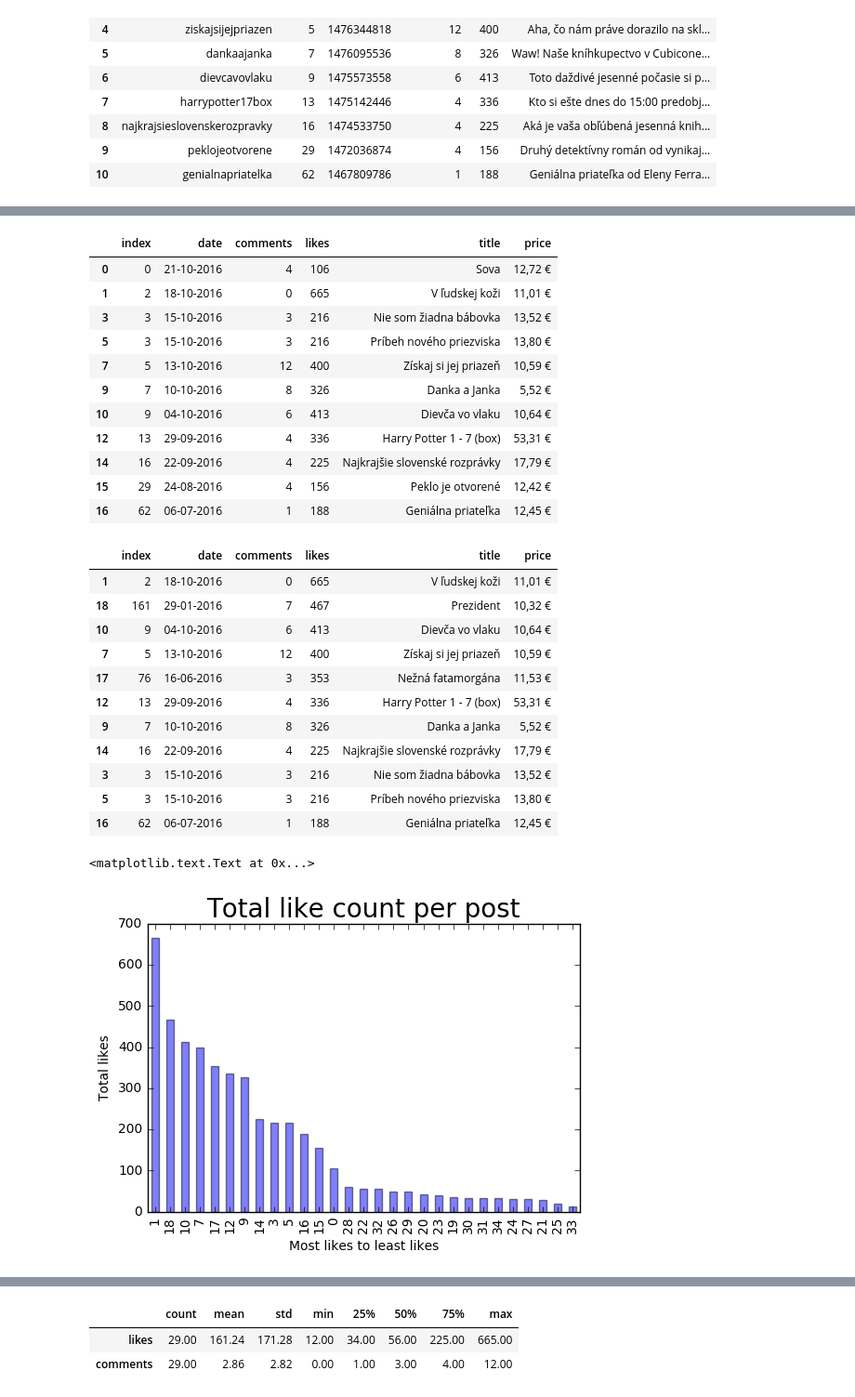
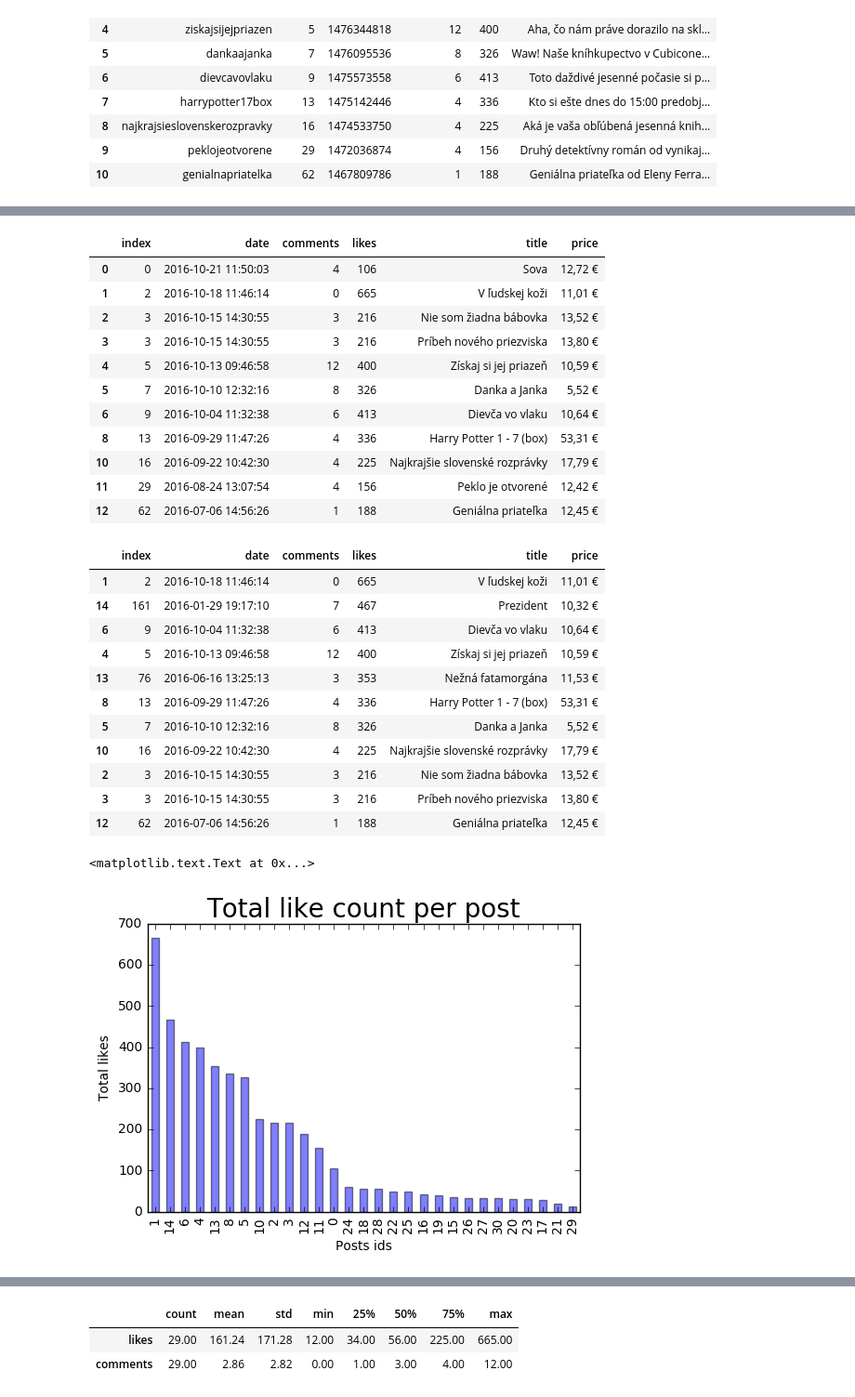
Before and after one commit to SvetlanaM/pycon-workshop, a Jupyter notebook: Analyse.ipynb, the cells around one changed output, grey strips where cells are left out. Shown at 93% size. Cells and saved outputs as stored; diff of their text form; code cells hidden in the pictures.

```diff
--- a/Analyse.ipynb
+++ b/Analyse.ipynb
@@ -107,7 +74,7 @@ df_db.head(11)
 | 9 | Smrť na druhom brehu | 10,36 € | smrtnadruhombrehu |
 | 10 | Tanec s drakmi 1: Sny a Prach | 15,12 € | tanecsdrakmi1snyaprach |
 # %%
-results = pd.Series(df["caption"]).str.extractall('(?P<hashtag>[#]+)(\w*)')
+results = pd.Series(df["caption"]).str.extractall('(?P<hashtag>[#]+)(\w+)')
 results
 # %% [output]
 |  |  | hashtag | 1 |
@@ -248,7 +215,7 @@ merged_left.head(11)
 # %%
 import datetime
 def convert_date(date):
-    new_date = datetime.datetime.fromtimestamp(int(date)).strftime('%d-%m-%Y')
+    new_date = datetime.datetime.fromtimestamp(int(date))
     return new_date
 date = merged_left["date"]
 date = date.apply(convert_date)
@@ -256,31 +223,31 @@ merged_left["date"] = date
 merged_left.head(11)
 # %% [output]
 |  | index | date | comments | likes | title | price |
-| 0 | 0 | 21-10-2016 | 4 | 106 | Sova | 12,72 € |
-| 1 | 2 | 18-10-2016 | 0 | 665 | V ľudskej koži | 11,01 € |
-| 3 | 3 | 15-10-2016 | 3 | 216 | Nie som žiadna bábovka | 13,52 € |
-| 5 | 3 | 15-10-2016 | 3 | 216 | Príbeh nového priezviska | 13,80 € |
-| 7 | 5 | 13-10-2016 | 12 | 400 | Získaj si jej priazeň | 10,59 € |
-| 9 | 7 | 10-10-2016 | 8 | 326 | Danka a Janka | 5,52 € |
-| 10 | 9 | 04-10-2016 | 6 | 413 | Dievča vo vlaku | 10,64 € |
-| 12 | 13 | 29-09-2016 | 4 | 336 | Harry Potter 1 - 7 (box) | 53,31 € |
-| 14 | 16 | 22-09-2016 | 4 | 225 | Najkrajšie slovenské rozprávky | 17,79 € |
-| 15 | 29 | 24-08-2016 | 4 | 156 | Peklo je otvorené | 12,42 € |
-| 16 | 62 | 06-07-2016 | 1 | 188 | Geniálna priateľka | 12,45 € |
+| 0 | 0 | 2016-10-21 11:50:03 | 4 | 106 | Sova | 12,72 € |
+| 1 | 2 | 2016-10-18 11:46:14 | 0 | 665 | V ľudskej koži | 11,01 € |
+| 2 | 3 | 2016-10-15 14:30:55 | 3 | 216 | Nie som žiadna bábovka | 13,52 € |
+| 3 | 3 | 2016-10-15 14:30:55 | 3 | 216 | Príbeh nového priezviska | 13,80 € |
+| 4 | 5 | 2016-10-13 09:46:58 | 12 | 400 | Získaj si jej priazeň | 10,59 € |
+| 5 | 7 | 2016-10-10 12:32:16 | 8 | 326 | Danka a Janka | 5,52 € |
+| 6 | 9 | 2016-10-04 11:32:38 | 6 | 413 | Dievča vo vlaku | 10,64 € |
+| 8 | 13 | 2016-09-29 11:47:26 | 4 | 336 | Harry Potter 1 - 7 (box) | 53,31 € |
+| 10 | 16 | 2016-09-22 10:42:30 | 4 | 225 | Najkrajšie slovenské rozprávky | 17,79 € |
+| 11 | 29 | 2016-08-24 13:07:54 | 4 | 156 | Peklo je otvorené | 12,42 € |
+| 12 | 62 | 2016-07-06 14:56:26 | 1 | 188 | Geniálna priateľka | 12,45 € |
 # %%
 merged_left = merged_left.sort_values(by='likes', ascending=0)
 merged_left.head(11)
 # %% [output]
 |  | index | date | comments | likes | title | price |
-| 1 | 2 | 18-10-2016 | 0 | 665 | V ľudskej koži | 11,01 € |
-| 18 | 161 | 29-01-2016 | 7 | 467 | Prezident | 10,32 € |
-| 10 | 9 | 04-10-2016 | 6 | 413 | Dievča vo vlaku | 10,64 € |
-| 7 | 5 | 13-10-2016 | 12 | 400 | Získaj si jej priazeň | 10,59 € |
-| 17 | 76 | 16-06-2016 | 3 | 353 | Nežná fatamorgána | 11,53 € |
-| 12 | 13 | 29-09-2016 | 4 | 336 | Harry Potter 1 - 7 (box) | 53,31 € |
-| 9 | 7 | 10-10-2016 | 8 | 326 | Danka a Janka | 5,52 € |
-| 14 | 16 | 22-09-2016 | 4 | 225 | Najkrajšie slovenské rozprávky | 17,79 € |
-| 3 | 3 | 15-10-2016 | 3 | 216 | Nie som žiadna bábovka | 13,52 € |
-| 5 | 3 | 15-10-2016 | 3 | 216 | Príbeh nového priezviska | 13,80 € |
-| 16 | 62 | 06-07-2016 | 1 | 188 | Geniálna priateľka | 12,45 € |
+| 1 | 2 | 2016-10-18 11:46:14 | 0 | 665 | V ľudskej koži | 11,01 € |
+| 14 | 161 | 2016-01-29 19:17:10 | 7 | 467 | Prezident | 10,32 € |
+| 6 | 9 | 2016-10-04 11:32:38 | 6 | 413 | Dievča vo vlaku | 10,64 € |
+| 4 | 5 | 2016-10-13 09:46:58 | 12 | 400 | Získaj si jej priazeň | 10,59 € |
+| 13 | 76 | 2016-06-16 13:25:13 | 3 | 353 | Nežná fatamorgána | 11,53 € |
+| 8 | 13 | 2016-09-29 11:47:26 | 4 | 336 | Harry Potter 1 - 7 (box) | 53,31 € |
+| 5 | 7 | 2016-10-10 12:32:16 | 8 | 326 | Danka a Janka | 5,52 € |
+| 10 | 16 | 2016-09-22 10:42:30 | 4 | 225 | Najkrajšie slovenské rozprávky | 17,79 € |
+| 2 | 3 | 2016-10-15 14:30:55 | 3 | 216 | Nie som žiadna bábovka | 13,52 € |
+| 3 | 3 | 2016-10-15 14:30:55 | 3 | 216 | Príbeh nového priezviska | 13,80 € |
+| 12 | 62 | 2016-07-06 14:56:26 | 1 | 188 | Geniálna priateľka | 12,45 € |
 # %%
@@ -292,11 +258,11 @@ from pylab import *
 # %%
 merged_left["likes"].plot(kind="bar", alpha=0.5)
 plt.title("Total like count per post", fontsize=20)
-plt.xlabel("Most likes to least likes")
+plt.xlabel("Posts ids")
 plt.ylabel("Total likes")
 # %% [output]
 <matplotlib.text.Text at 0x...>
-[figure, old version]
+[figure, new version]
 # %%
 import pandas as pd
 from IPython.display import Image, HTML
```
Also changed, not shown: parts of 25 cells of this notebook, 2 other files.
